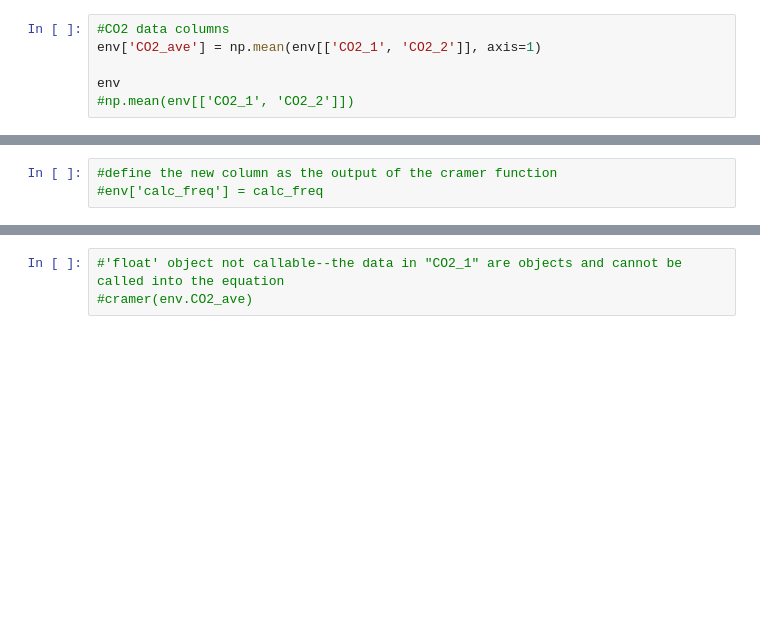
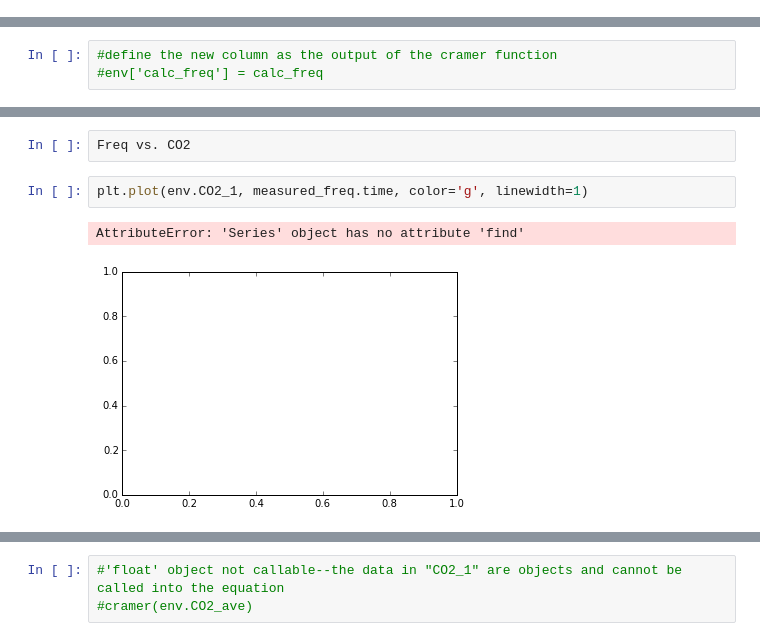
Before and after one commit to taliamo/Final_Project, a Jupyter notebook: organ_pitch/Scripts/upload_env_data.ipynb, the cells around one changed output, grey strips where cells are left out. Cells and saved outputs as stored; diff of their text form; blank space fills up the shorter version.

```diff
--- a/organ_pitch/Scripts/upload_env_data.ipynb
+++ b/organ_pitch/Scripts/upload_env_data.ipynb
@@ -109,6 +95,0 @@ plt.savefig('CO2_fig.pdf')
-# %%
-#CO2 data columns
-env['CO2_ave'] = np.mean(env[['CO2_1', 'CO2_2']], axis=1)
-
-env
-#np.mean(env[['CO2_1', 'CO2_2']])
@@ -260,0 +271,7 @@ AttributeError: 'float' object has no attribute 'rint'
+# %%
+Freq vs. CO2
+# %%
+plt.plot(env.CO2_1, measured_freq.time, color='g', linewidth=1)
+# %% [output]
+AttributeError: 'Series' object has no attribute 'find'
+[figure, added]
```
Also changed, not shown: parts of 34 cells of this notebook, 10 other files.
